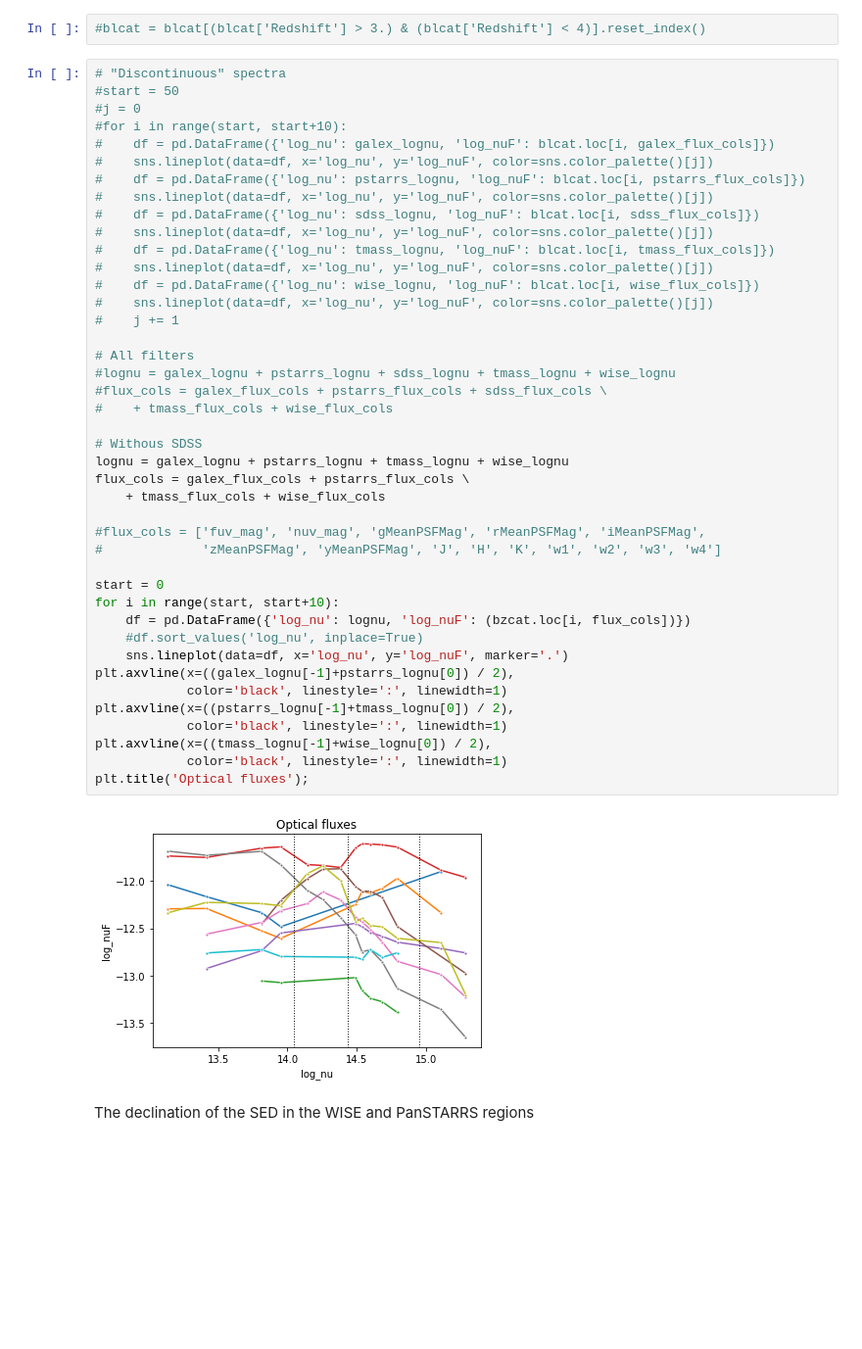
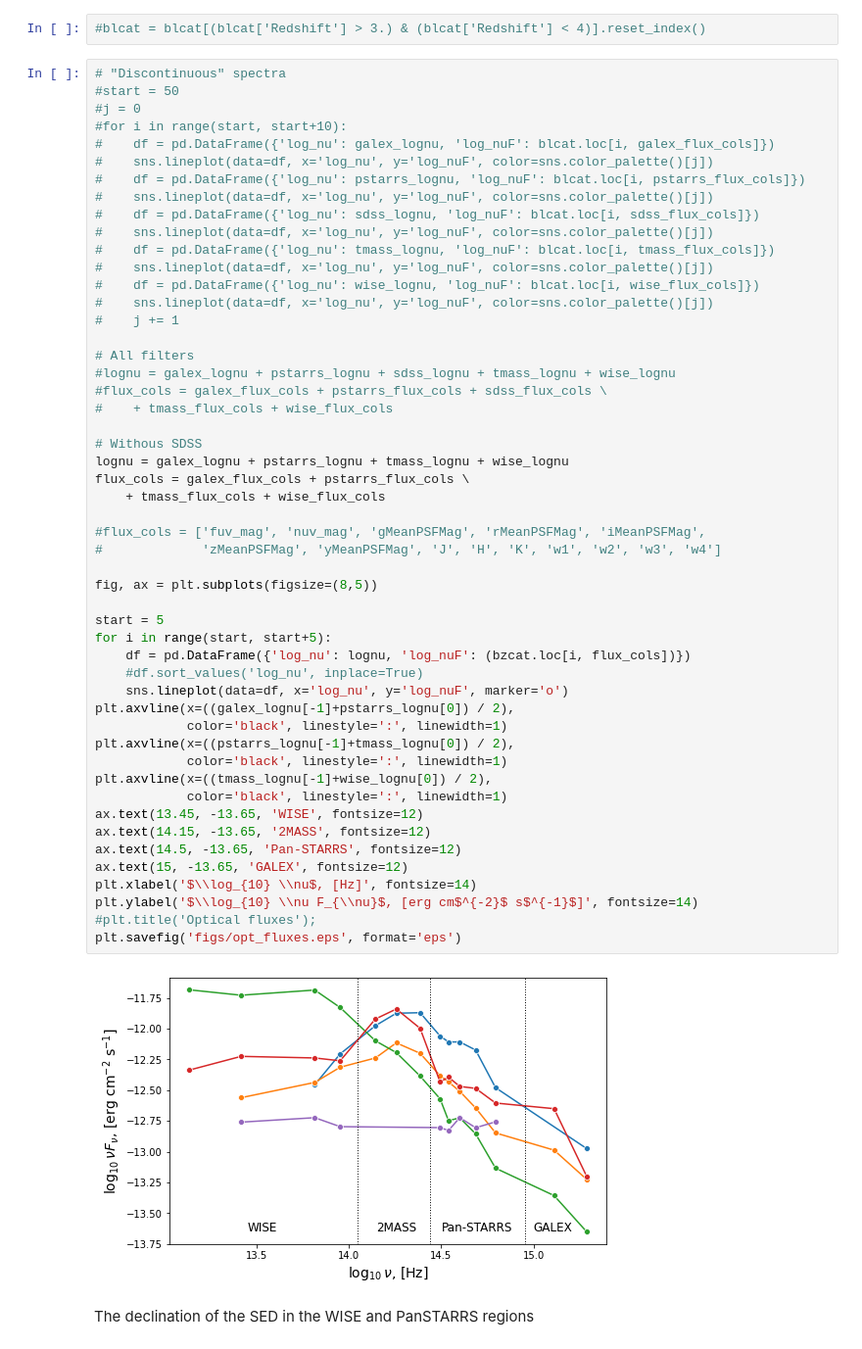
Before and after one commit to DKudryavtsev/BZCAT-Clustering, a Jupyter notebook: feature_engineering.ipynb, the cells around one changed output. Shown at 98% size. Cells and saved outputs as stored; diff of their text form; blank space fills up the shorter version.

```diff
--- a/feature_engineering.ipynb
+++ b/feature_engineering.ipynb
@@ -370,38 +371,47 @@ Next, I'm playing a bit by drawing the SEDs
 #    df = pd.DataFrame({'log_nu': sdss_lognu, 'log_nuF': blcat.loc[i, sdss_flux_cols]})
 #    sns.lineplot(data=df, x='log_nu', y='log_nuF', color=sns.color_palette()[j])
 #    df = pd.DataFrame({'log_nu': tmass_lognu, 'log_nuF': blcat.loc[i, tmass_flux_cols]})
 #    sns.lineplot(data=df, x='log_nu', y='log_nuF', color=sns.color_palette()[j])
 #    df = pd.DataFrame({'log_nu': wise_lognu, 'log_nuF': blcat.loc[i, wise_flux_cols]})
 #    sns.lineplot(data=df, x='log_nu', y='log_nuF', color=sns.color_palette()[j])
 #    j += 1
 
 # All filters
 #lognu = galex_lognu + pstarrs_lognu + sdss_lognu + tmass_lognu + wise_lognu
 #flux_cols = galex_flux_cols + pstarrs_flux_cols + sdss_flux_cols \
 #    + tmass_flux_cols + wise_flux_cols
 
 # Withous SDSS
 lognu = galex_lognu + pstarrs_lognu + tmass_lognu + wise_lognu
 flux_cols = galex_flux_cols + pstarrs_flux_cols \
     + tmass_flux_cols + wise_flux_cols
 
 #flux_cols = ['fuv_mag', 'nuv_mag', 'gMeanPSFMag', 'rMeanPSFMag', 'iMeanPSFMag',
 #             'zMeanPSFMag', 'yMeanPSFMag', 'J', 'H', 'K', 'w1', 'w2', 'w3', 'w4']
 
-start = 0
-for i in range(start, start+10):
+fig, ax = plt.subplots(figsize=(8,5))
+
+start = 5
+for i in range(start, start+5):
     df = pd.DataFrame({'log_nu': lognu, 'log_nuF': (bzcat.loc[i, flux_cols])})
     #df.sort_values('log_nu', inplace=True)
-    sns.lineplot(data=df, x='log_nu', y='log_nuF', marker='.')
+    sns.lineplot(data=df, x='log_nu', y='log_nuF', marker='o')
 plt.axvline(x=((galex_lognu[-1]+pstarrs_lognu[0]) / 2),
             color='black', linestyle=':', linewidth=1)
 plt.axvline(x=((pstarrs_lognu[-1]+tmass_lognu[0]) / 2),
             color='black', linestyle=':', linewidth=1)
 plt.axvline(x=((tmass_lognu[-1]+wise_lognu[0]) / 2),
             color='black', linestyle=':', linewidth=1)
-plt.title('Optical fluxes');
+ax.text(13.45, -13.65, 'WISE', fontsize=12)
+ax.text(14.15, -13.65, '2MASS', fontsize=12)
+ax.text(14.5, -13.65, 'Pan-STARRS', fontsize=12)
+ax.text(15, -13.65, 'GALEX', fontsize=12)
+plt.xlabel('$\\log_{10} \\nu$, [Hz]', fontsize=14)
+plt.ylabel('$\\log_{10} \\nu F_{\\nu}$, [erg cm$^{-2}$ s$^{-1}$]', fontsize=14)
+#plt.title('Optical fluxes');
+plt.savefig('figs/opt_fluxes.eps', format='eps')
 # %% [output]
-[figure, old version]
+[figure, new version]
 # %% [markdown]
 The declination of the SED in the WISE and PanSTARRS regions
 # %%
```
Also changed, not shown: parts of 10 cells of this notebook, 1 other file.
